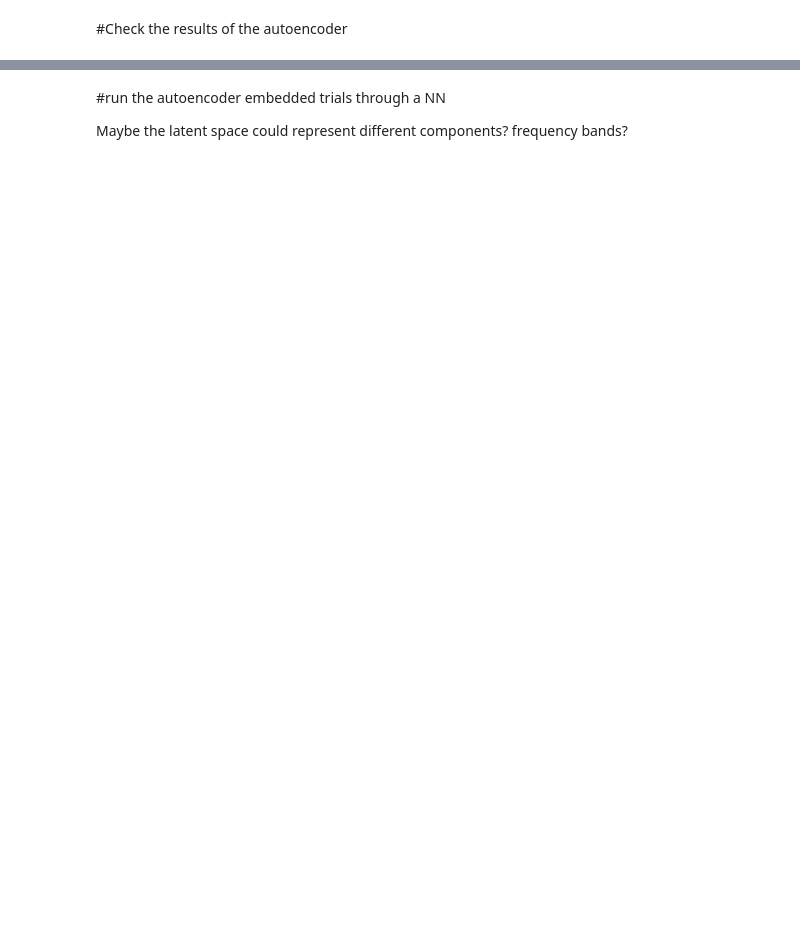
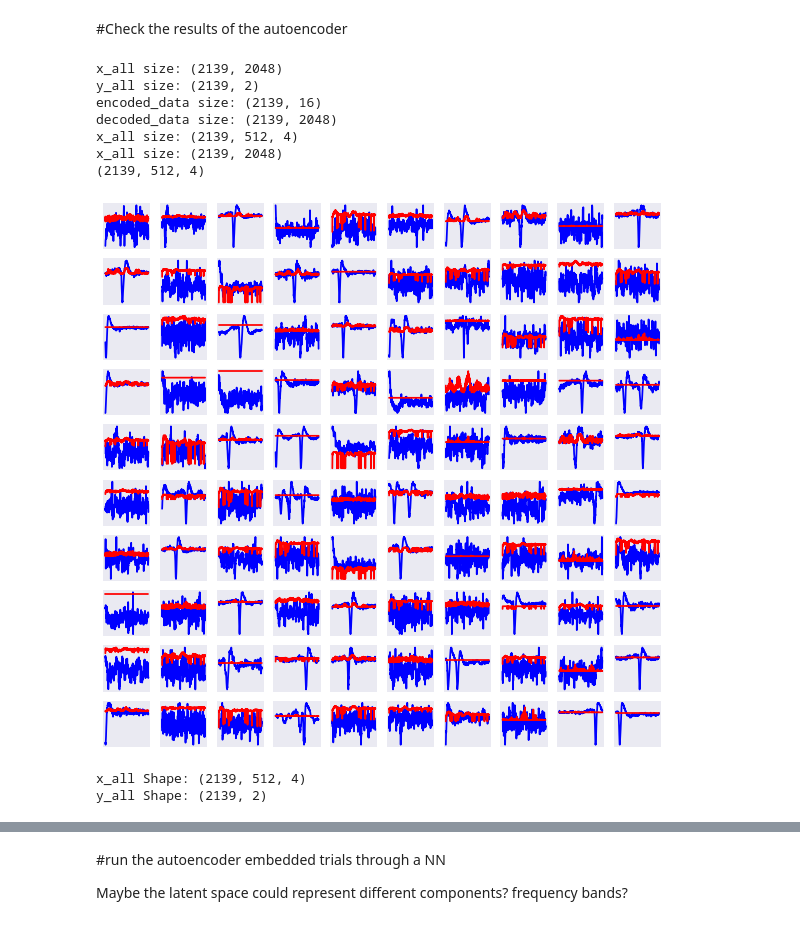
Before and after one commit to kylemath/DeepEEG, a Jupyter notebook: notebooks/DeepEEG.ipynb, the cells around one changed output, grey strips where cells are left out. Drawn from its saved outputs; the diff is of its cells as text; code cells hidden in the pictures; blank space fills up the shorter version.

```diff
--- a/notebooks/DeepEEG.ipynb
+++ b/notebooks/DeepEEG.ipynb
@@ -292,8 +288,8 @@ import numpy as np
 from mne import pick_types
 import matplotlib.pyplot as plt
 
-x_all = np.append(x_train,np.append(x_val,x_test,axis=0),axis=0)
-y_all = np.append(y_train,np.append(y_val,y_test,axis=0),axis=0)
+x_all = np.append(feats.x_train,np.append(feats.x_val,feats.x_test,axis=0),axis=0)
+y_all = np.append(feats.y_train,np.append(feats.y_val,feats.y_test,axis=0),axis=0)
 
 #encoder input shape and decoder output shape are wrong for the data in the AUTODeep
 encoded_data = encoder.predict(x_all)
@@ -301,13 +297,8 @@ decoded_data = model.predict(x_all)
 
 print('x_all size: ' + str(x_all.shape))
 print('y_all size: ' + str(y_all.shape))
-
 print('encoded_data size: ' + str(encoded_data.shape))
 print('decoded_data size: ' + str(decoded_data.shape))
-#x_all size: (1587, 640)
-#encoded_data size: (1587, 16)
-#decoded_data size: (1587, 640)
-#(1587, 40, 16)
 
 nchans = len(pick_types(epochs.info, meg=False, eeg=True, eog=False))
 ntimes = x_all.shape[1]/nchans
@@ -332,38 +323,49 @@ for i in range(n):
     ax.get_yaxis().set_visible(False)
 plt.show()
 
 
 
 
 print('x_all Shape: ' + str(x_all.shape))
 print('y_all Shape: ' + str(y_all.shape))
 chan = 0
 #epochs.ch_names.index('Fz')
 
 #divide into conditions
 cond_zero_real = x_all[y_all[:,0]==0,:,chan]
 cond_one_real = x_all[y_all[:,0]==1,:,chan]
 cond_zero_decode = decoded_data[y_all[:,0]==0,:,chan]
 cond_one_decode = decoded_data[y_all[:,0]==1,:,chan]
 
 fig = plt.figure(figsize=(10,10))
 ax = plt.subplot(2,1,1)
 zero_err = np.std(cond_zero_real, axis=0)/10
 one_err = np.std(cond_one_real, axis=0)/10
-ax.fill_between(new_times, np.mean(cond_zero_real, axis=0)-zero_err, np.mean(cond_zero_real, axis=0)+zero_err,color=[.8,.8,1])
-ax.plot(new_times,np.mean(cond_zero_real, axis=0),'b',label=event_names[0])
-ax.fill_between(new_times, np.mean(cond_one_real, axis=0)-one_err, np.mean(cond_one_real, axis=0)+one_err,color=[1,.8,.8])
-ax.plot(new_times,np.mean(cond_one_real, axis=0),'r',label=event_names[1])
+ax.fill_between(feats.new_times, np.mean(cond_zero_real, axis=0)-zero_err, np.mean(cond_zero_real, axis=0)+zero_err,color=[.8,.8,1])
+ax.plot(feats.new_times,np.mean(cond_zero_real, axis=0),'b',label=event_names[0])
+ax.fill_between(feats.new_times, np.mean(cond_one_real, axis=0)-one_err, np.mean(cond_one_real, axis=0)+one_err,color=[1,.8,.8])
+ax.plot(feats.new_times,np.mean(cond_one_real, axis=0),'r',label=event_names[1])
 plt.title('Real')
 ax.legend()
 
 ax = plt.subplot(2,1,2)
 zero_err = np.std(cond_zero_decode, axis=0)/10
 one_err = np.std(cond_one_decode, axis=0)/10
-ax.fill_between(new_times, np.mean(cond_zero_decode, axis=0)-zero_err, np.mean(cond_zero_decode, axis=0)+zero_err,color=[.8,.8,1])
-ax.plot(new_times,np.mean(cond_zero_decode, axis=0),'b',label=event_names[0])
-ax.fill_between(new_times, np.mean(cond_one_decode, axis=0)-one_err, np.mean(cond_one_decode, axis=0)+one_err,color=[1,.8,.8])
-ax.plot(new_times,np.mean(cond_one_decode, axis=0),'r',label=event_names[1])
+ax.fill_between(feats.new_times, np.mean(cond_zero_decode, axis=0)-zero_err, np.mean(cond_zero_decode, axis=0)+zero_err,color=[.8,.8,1])
+ax.plot(feats.new_times,np.mean(cond_zero_decode, axis=0),'b',label=event_names[0])
+ax.fill_between(feats.new_times, np.mean(cond_one_decode, axis=0)-one_err, np.mean(cond_one_decode, axis=0)+one_err,color=[1,.8,.8])
+ax.plot(feats.new_times,np.mean(cond_one_decode, axis=0),'r',label=event_names[1])
 plt.title('Autogenerated')
 ax.legend()
 plt.show()
+# %% [output]
+x_all size: (2139, 2048)
+y_all size: (2139, 2)
+encoded_data size: (2139, 16)
+decoded_data size: (2139, 2048)
+x_all size: (2139, 512, 4)
+x_all size: (2139, 2048)
+(2139, 512, 4)
+[figure, added]
+x_all Shape: (2139, 512, 4)
+y_all Shape: (2139, 2)
```
Also changed, not shown: parts of 9 cells of this notebook.
